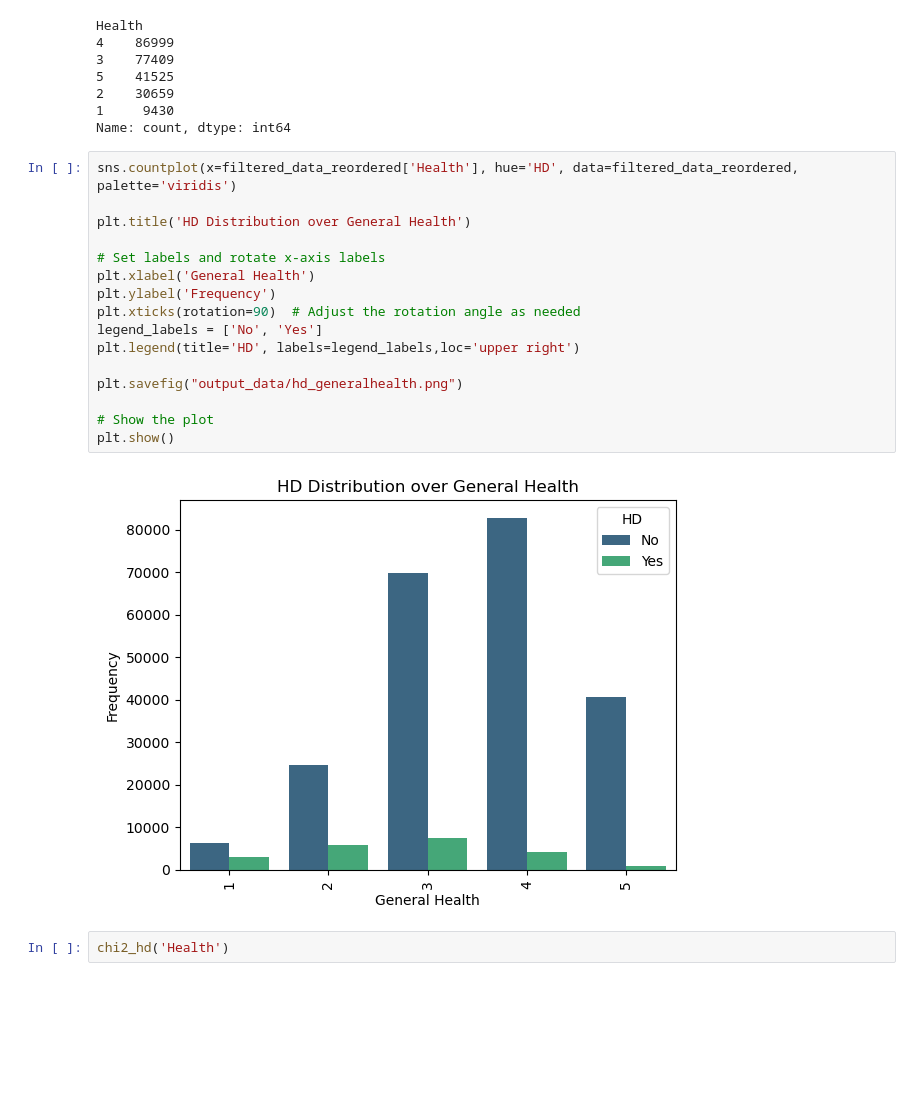
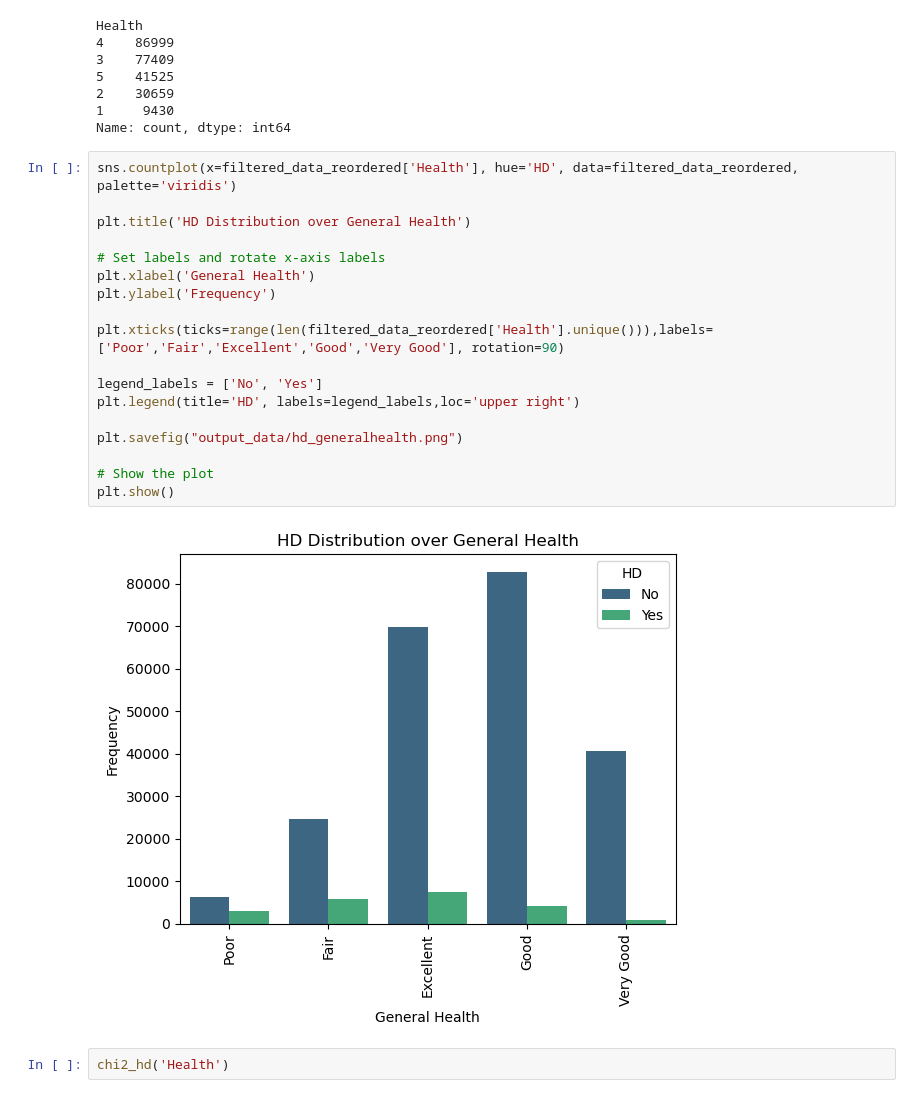
Before and after one commit to hotredcar/Project-1-Group-4, a Jupyter notebook: main-ali.ipynb, the cells around one changed output. Cells and saved outputs as stored; diff of their text form; blank space fills up the shorter version.

```diff
--- a/main-ali.ipynb
+++ b/main-ali.ipynb
@@ -849,21 +877,23 @@ Name: count, dtype: int64
 # %%
 sns.countplot(x=filtered_data_reordered['Health'], hue='HD', data=filtered_data_reordered, palette='viridis')
 
 plt.title('HD Distribution over General Health')
 
 # Set labels and rotate x-axis labels
 plt.xlabel('General Health')
 plt.ylabel('Frequency')
-plt.xticks(rotation=90)  # Adjust the rotation angle as needed
+
+plt.xticks(ticks=range(len(filtered_data_reordered['Health'].unique())),labels=['Poor','Fair','Excellent','Good','Very Good'], rotation=90)
+
 legend_labels = ['No', 'Yes']
 plt.legend(title='HD', labels=legend_labels,loc='upper right')
 
 plt.savefig("output_data/hd_generalhealth.png")
 
 # Show the plot
 plt.show()
 # %% [output]
-[figure, old version]
+[figure, new version]
 # %%
 chi2_hd('Health')
 # %% [output]
```
Also changed, not shown: parts of 24 cells of this notebook, 7 other files.
